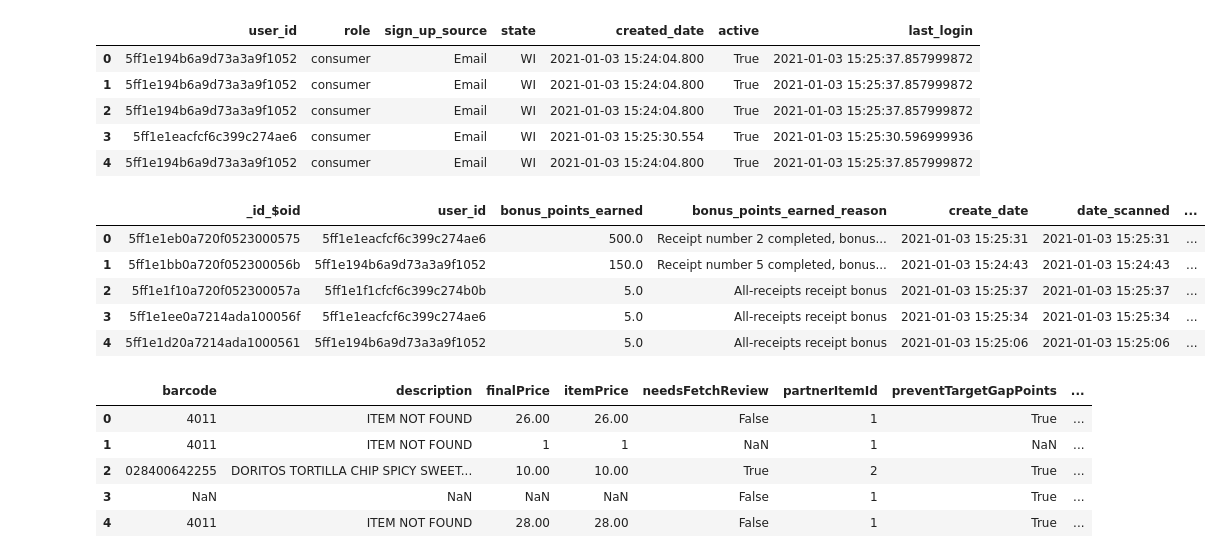
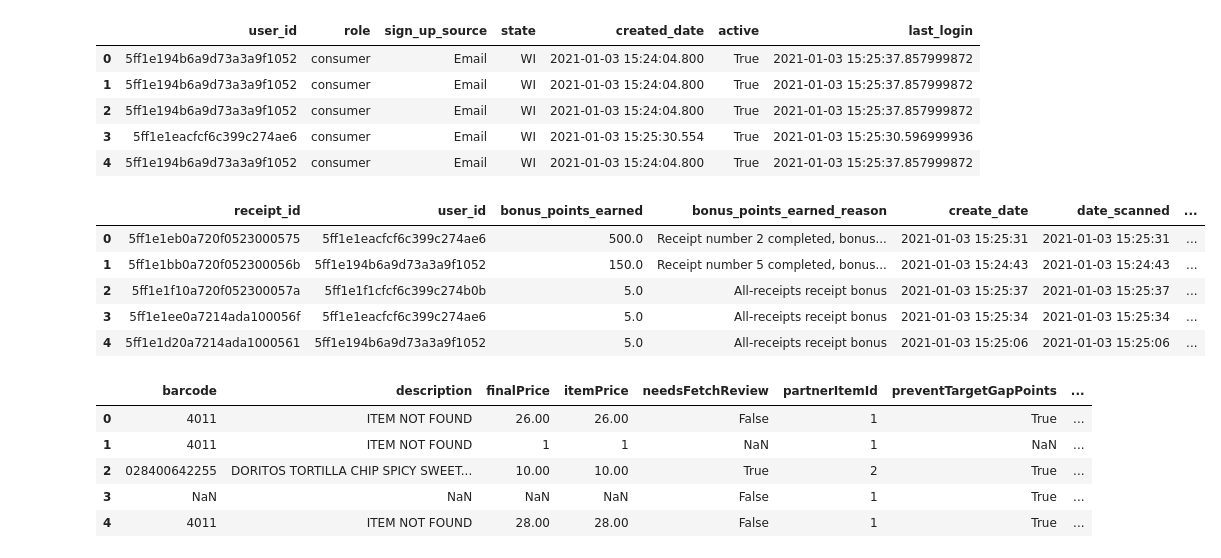
Before and after one commit to sayeedahmed01/analytics-engineer-task, a Jupyter notebook: scripts/data_exploration.ipynb, the cells around one changed output. Cells and saved outputs as stored; diff of their text form; code cells hidden in the pictures.

```diff
--- a/scripts/data_exploration.ipynb
+++ b/scripts/data_exploration.ipynb
@@ -2,6 +2,7 @@
 import pandas as pd
 from pathlib import Path
 import json
+pd.set_option('display.max_rows', 100)
 # %%
 base_dir = Path().resolve().parent
 
@@ -98,35 +99,35 @@ receipts_df = flatten_and_normalize(receipts_data)
 receipts_order = [
     '_id_$oid', 'userId', 'bonusPointsEarned', 'bonusPointsEarnedReason', 'createDate_$date',
     'dateScanned_$date', 'finishedDate_$date', 'modifyDate_$date', 'pointsAwardedDate_$date',
     'pointsEarned', 'purchaseDate_$date', 'purchasedItemCount', 'rewardsReceiptStatus', 'totalSpent'
 ]
 
 receipts_column_mapping = {
-    '_id.$oid': 'receipt_id',
+    '_id_$oid': 'receipt_id',
     'userId': 'user_id',
     'bonusPointsEarned': 'bonus_points_earned',
     'bonusPointsEarnedReason': 'bonus_points_earned_reason',
     'createDate_$date': 'create_date',
     'dateScanned_$date': 'date_scanned',
     'finishedDate_$date': 'finished_date',
     'modifyDate_$date': 'modify_date',
     'pointsAwardedDate_$date': 'points_awarded_date',
     'pointsEarned': 'points_earned',
     'purchaseDate_$date': 'purchase_date',
     'purchasedItemCount': 'purchased_item_count',
     'rewardsReceiptStatus': 'rewards_receipt_status',
     'totalSpent': 'total_spent'
 }
 
 receipts_only_df = reorder_and_rename_columns(receipts_df, receipts_order, receipts_column_mapping)
 
 receipts_only_df = convert_to_datetime(receipts_only_df, [
     'create_date', 'date_scanned', 'finished_date', 'modify_date', 'points_awarded_date', 'purchase_date'
 ])
 
 receipts_only_df.head()
 # %% [output]
-|  | _id_$oid | user_id | bonus_points_earned | bonus_points_earned_reason | create_date | date_scanned | ... |
+|  | receipt_id | user_id | bonus_points_earned | bonus_points_earned_reason | create_date | date_scanned | ... |
 | 0 | 5ff1e1eb0a720f0523000575 | 5ff1e1eacfcf6c399c274ae6 | 500.0 | Receipt number 2 completed, bonus... | 2021-01-03 15:25:31 | 2021-01-03 15:25:31 | ... |
 | 1 | 5ff1e1bb0a720f052300056b | 5ff1e194b6a9d73a3a9f1052 | 150.0 | Receipt number 5 completed, bonus... | 2021-01-03 15:24:43 | 2021-01-03 15:24:43 | ... |
 | 2 | 5ff1e1f10a720f052300057a | 5ff1e1f1cfcf6c399c274b0b | 5.0 | All-receipts receipt bonus | 2021-01-03 15:25:37 | 2021-01-03 15:25:37 | ... |
```
Also changed, not shown: parts of 45 cells of this notebook, 5 other files.
